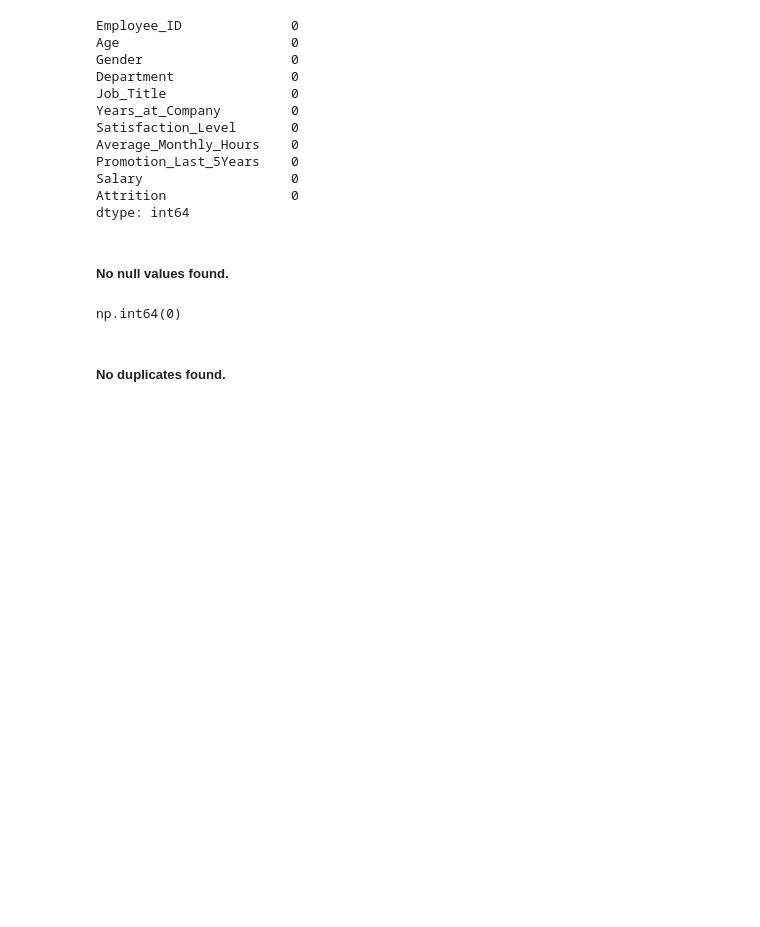
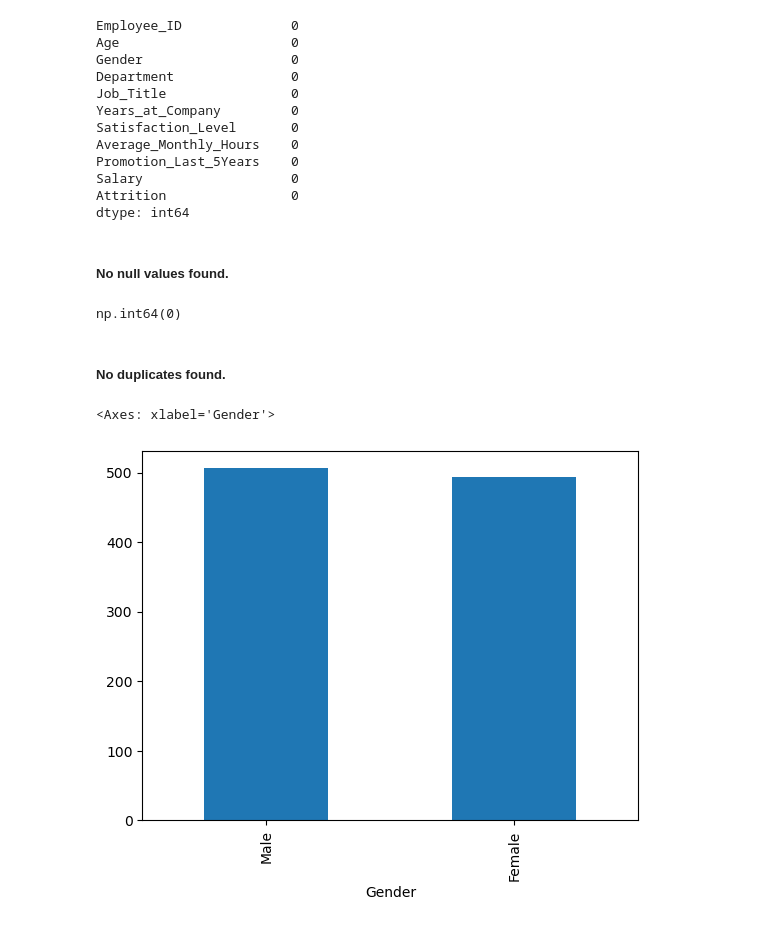
Before and after one commit to dilliram-code/Employee-Salary-predictor, a Jupyter notebook: salary_predictor.ipynb, the cells around one changed output. Drawn from its saved outputs; the diff is of its cells as text; code cells hidden in the pictures; blank space fills up the shorter version.

```diff
--- a/salary_predictor.ipynb
+++ b/salary_predictor.ipynb
@@ -80,3 +80,8 @@ np.int64(0)
 # drop the unnecessary cols:
 
 df.drop(columns="Employee_ID", inplace=True)
+# %%
+df['Gender'].value_counts().plot(kind='bar')
+# %% [output]
+<Axes: xlabel='Gender'>
+[figure, added]
```
Also changed, not shown: parts of 2 cells of this notebook.
